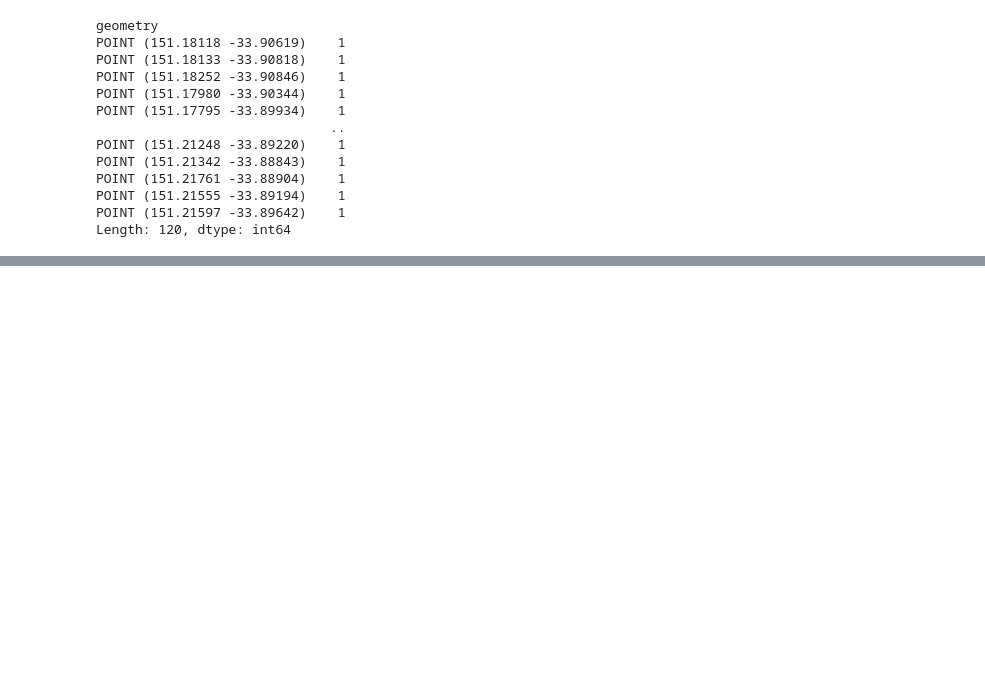
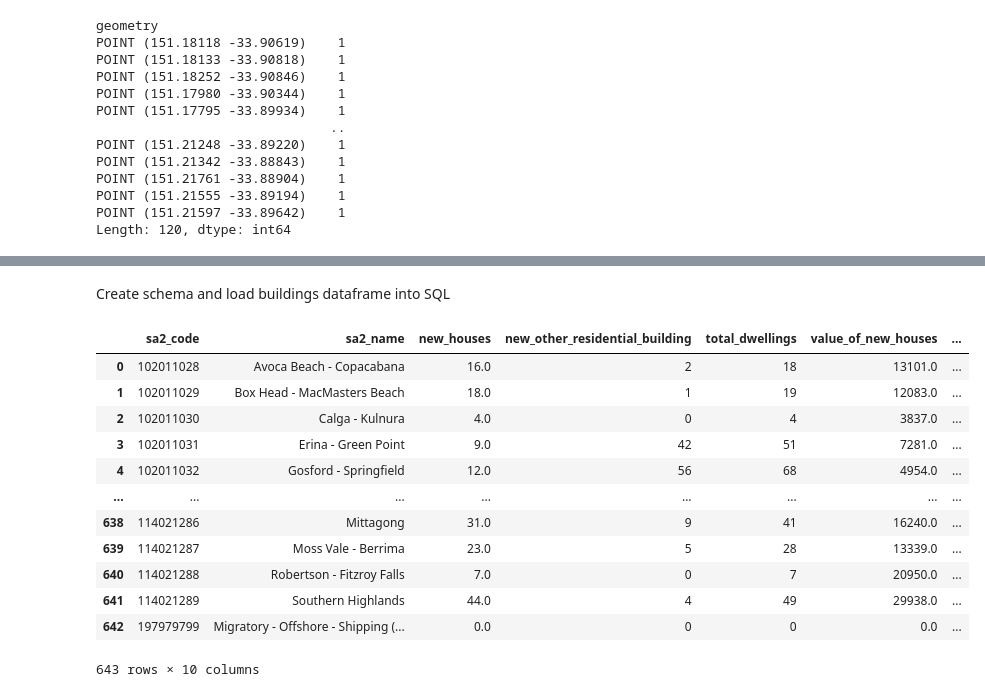
Before and after one commit to YuruYuriFans/DATA2001, a Jupyter notebook: Assignment.ipynb, the cells around one changed output, grey strips where cells are left out. Drawn from its saved outputs; the diff is of its cells as text; code cells hidden in the pictures; blank space fills up the shorter version.

```diff
--- a/Assignment.ipynb
+++ b/Assignment.ipynb
@@ -1164,0 +1224,39 @@ Length: 120, dtype: int64
+# %% [markdown]
+Create schema and load buildings dataframe into SQL
+# %%
+conn.execute(text("""
+DROP TABLE IF EXISTS sydney.buildings;
+CREATE TABLE sydney.buildings (
+    sa2_code INTEGER,
+    sa2_name VARCHAR(100),
+    new_houses NUMERIC,
+    new_other_residential_building INTEGER,
+    total_dwellings INTEGER,
+    value_of_new_houses NUMERIC,
+    value_of_new_other_residential_building NUMERIC,
+    value_of_total_residential_building NUMERIC,
+    value_of_non_residential_building NUMERIC,
+    value_of_total_building NUMERIC
+);
+"""))
+
+buildings.to_sql("buildings", con=conn, schema="sydney", if_exists='append', index=False)
+
+sql = """
+SELECT * FROM buildings
+"""
+query(conn, sql)
+# %% [output]
+|  | sa2_code | sa2_name | new_houses | new_other_residential_building | total_dwellings | value_of_new_houses | ... |
+| 0 | 102011028 | Avoca Beach - Copacabana | 16.0 | 2 | 18 | 13101.0 | ... |
+| 1 | 102011029 | Box Head - MacMasters Beach | 18.0 | 1 | 19 | 12083.0 | ... |
+| 2 | 102011030 | Calga - Kulnura | 4.0 | 0 | 4 | 3837.0 | ... |
+| 3 | 102011031 | Erina - Green Point | 9.0 | 42 | 51 | 7281.0 | ... |
+| 4 | 102011032 | Gosford - Springfield | 12.0 | 56 | 68 | 4954.0 | ... |
+| ... | ... | ... | ... | ... | ... | ... | ... |
+| 638 | 114021286 | Mittagong | 31.0 | 9 | 41 | 16240.0 | ... |
+| 639 | 114021287 | Moss Vale - Berrima | 23.0 | 5 | 28 | 13339.0 | ... |
+| 640 | 114021288 | Robertson - Fitzroy Falls | 7.0 | 0 | 7 | 20950.0 | ... |
+| 641 | 114021289 | Southern Highlands | 44.0 | 4 | 49 | 29938.0 | ... |
+| 642 | 197979799 | Migratory - Offshore - Shipping (... | 0.0 | 0 | 0 | 0.0 | ... |
+643 rows × 10 columns
```
Also changed, not shown: parts of 10 cells of this notebook, 1 other file.
